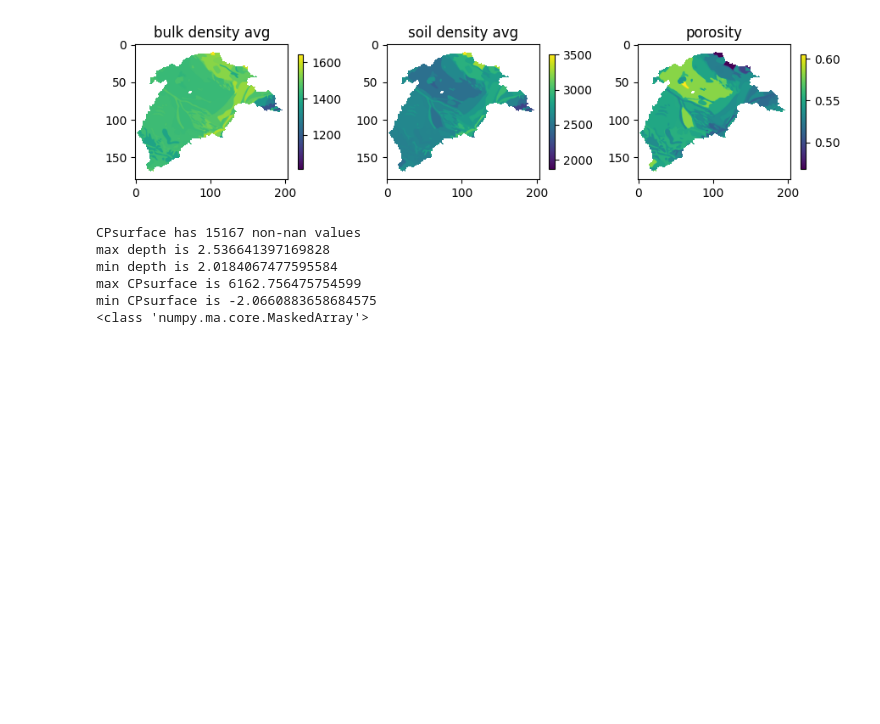
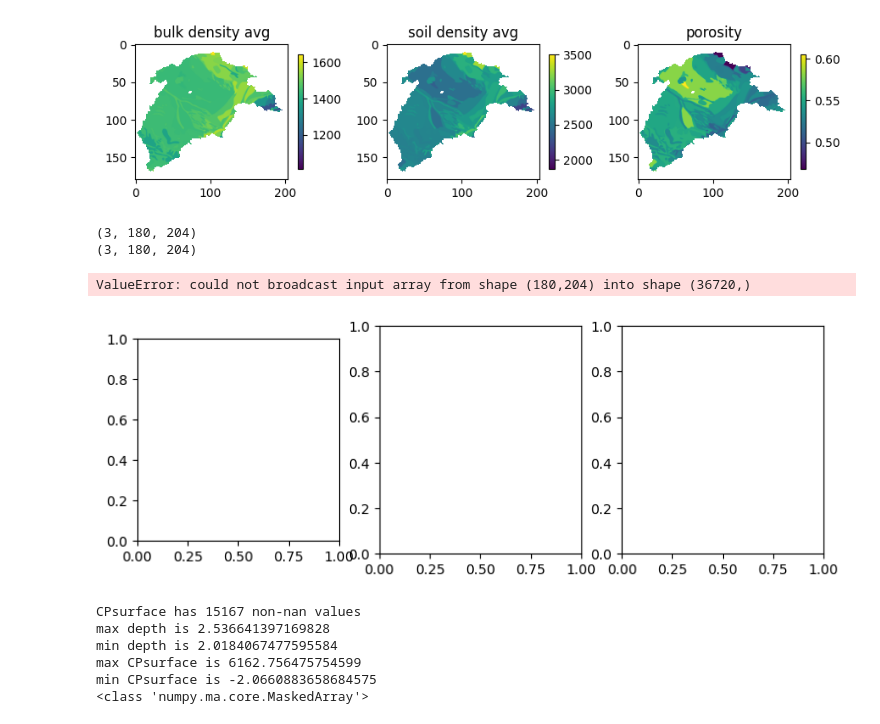
Before and after one commit to StellaLiu-gogogo/VIC-WUR-GWM, a Jupyter notebook: vic_online/python/capillary_rise_analysis.ipynb, the cells around one changed output. Cells and saved outputs as stored; diff of their text form; code cells hidden in the pictures; blank space fills up the shorter version.

```diff
--- a/vic_online/python/capillary_rise_analysis.ipynb
+++ b/vic_online/python/capillary_rise_analysis.ipynb
@@ -97,6 +97,62 @@ plt.tight_layout()
 plt.show()
 # %% [output]
 [figure]
+# %%
+#calculate max_moist as pososity * depth
+
+print(bulk_density.shape)
+
+porosity_3 = bulk_density / soil_density
+
+
+
+depth = vic_param.variables['depth'][:, :, :]
+max_moist = porosity_3 * depth *1000
+
+print(max_moist.shape)
+
+max_moist[0][mask] = np.nan
+max_moist[1][mask] = np.nan
+max_moist[2][mask] = np.nan
+# %% [output]
+(3, 180, 204)
+(3, 180, 204)
+# %%
+max_moist = np.flip(max_moist,axis=1)
+porosity = np.flip(porosity,axis=1)
+
+
+#open parameter file and write max_moist and porosity to it
+with nc.Dataset('/lustre/nobackup/WUR/ESG/liu297/vic_indus/11indus_run/05Parameters/VIC_derived_param_for_coupling.nc','a') as ds:
+    #create a new dimension layer
+    #ds.createDimension('lay', 3)
+    #create a new variable
+    #ds.createVariable('max_moist', 'f4', ('lay', 'lat', 'lon',))
+    #ds.createVariable('porosity', 'f4', ('lay', 'lat', 'lon',))
+    #write 3 layser max_moist to the file
+    ds.variables['max_moist'][:] = max_moist
+    ds.variables['porosity'][:] = porosity
+# %%
+
+
+fig, ax = plt.subplots(1, 3, figsize=(9, 3))
+im0 = ax[0].imshow(max_moist[0])
+ax[0].set_title('max_moist')
+fig.colorbar(im0, ax=ax[0],shrink=0.5)
+
+im1 = ax[1].imshow(max_moist[1])
+ax[1].set_title('max_moist')
+fig.colorbar(im1, ax=ax[1],shrink=0.5)
+
+im2 = ax[2].imshow(max_moist[2])
+ax[2].set_title('max_moist')
+fig.colorbar(im2, ax=ax[2],shrink=0.5)
+
+plt.tight_layout()
+plt.show()
+# %% [output]
+ValueError: could not broadcast input array from shape (180,204) into shape (36720,)
+[figure, added]
 # %%
 import netCDF4 as nc
 import os
```
Also changed, not shown: parts of 31 cells of this notebook, 7 other files.
